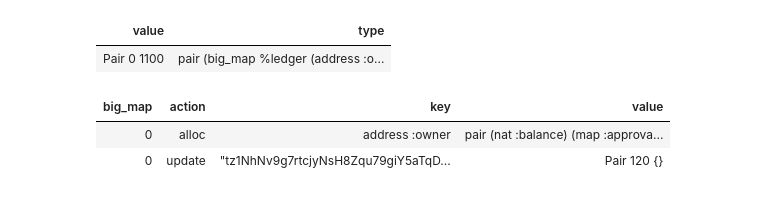
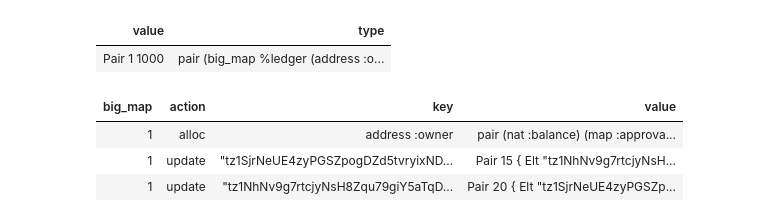
Before and after one commit to baking-bad/michelson-labs, a Jupyter notebook: notebooks/tutorials/FA1.2_token.ipynb, the cells around one changed output. Drawn from its saved outputs; the diff is of its cells as text; code cells hidden in the pictures.

```diff
--- a/notebooks/tutorials/FA1.2_token.ipynb
+++ b/notebooks/tutorials/FA1.2_token.ipynb
@@ -117,7 +117,12 @@ code {
                                                         ## if to address is not in ledger
                                                         ## new key/value pair is created with balance
                                                         DUG 2 ;
-                                                        DIP { PUSH (map address nat) {} ; SWAP ; PAIR ; SOME } ;
+                                                        SWAP ;
+                                                        PUSH (map address nat) {} ;
+                                                        SWAP ;
+                                                        PAIR ;
+                                                        SOME ;
+                                                        SWAP ;
                                                         UPDATE ;
                                                     } ;
                                                 ## updates allowance
@@ -212,8 +217,6 @@ code {
                                             DIG 2 ;
                                             PAIR ;
                                             SOME ;
-                                            SENDER ;
-                                            UPDATE ;
                                         }
                                         {
                                             ## if there is an approved amount
@@ -227,8 +230,6 @@ code {
                                                     DIG 2 ;
                                                     PAIR ;
                                                     SOME ;
-                                                    SENDER ;
-                                                    UPDATE ;
                                                 }
                                                 {
                                                     ## if approved amount is greater than zero
@@ -246,8 +247,6 @@ code {
                                                             DIG 2 ;
                                                             PAIR ;
                                                             SOME ;
-                                                            SENDER ;
-                                                            UPDATE ;
                                                         }
                                                         {
                                                             ## throws error
@@ -255,7 +254,9 @@ code {
                                                             FAILWITH ;
                                                         }
                                                 }
-                                        }
+                                        } ;
+                                        SENDER ;
+                                        UPDATE ;
                                 } ;
                                 PAIR ;
                         }
@@ -344,35 +345,36 @@ code {
                                     DIP { PUSH mutez 0 } ;
                                     TRANSFER_TOKENS ;
                                     NIL operation ;
                                     SWAP ;
                                     CONS ;
                                     PAIR
                                 }
                         }
                         {
                             ## %getTotalSupply branch
                             CDR ;
                             DIP { DUP ; CDR } ;
                             SWAP ;
                             DIP { PUSH mutez 0 } ;
                             TRANSFER_TOKENS ;
                             NIL operation ;
                             SWAP ;
                             CONS ;
                             PAIR
                         } ;
                 } ;
         } ;
 } ;
 
 RUN %default
-    (Left (Right (Right "tz1NhNv9g7rtcjyNsH8Zqu79giY5aTqDDrzB")))
+    (Left (Right (Left (Pair "tz1SjrNeUE4zyPGSZpogDZd5tvryixNDsD2v" 0))))
     (Pair
-        { Elt "tz1NhNv9g7rtcjyNsH8Zqu79giY5aTqDDrzB" (Pair 20 {}) }
+        { Elt "tz1SjrNeUE4zyPGSZpogDZd5tvryixNDsD2v" (Pair 15 { Elt "tz1NhNv9g7rtcjyNsH8Zqu79giY5aTqDDrzB" 15}) ; Elt "tz1NhNv9g7rtcjyNsH8Zqu79giY5aTqDDrzB" (Pair 20 { Elt "tz1SjrNeUE4zyPGSZpogDZd5tvryixNDsD2v" 10}) }
         1000);
 # %% [output]
 | value | type |
-| Pair 0 1100 | pair (big_map %ledger (address :o... |
+| Pair 1 1000 | pair (big_map %ledger (address :o... |
 | big_map | action | key | value |
-| 0 | alloc | address :owner | pair (nat :balance) (map :approva... |
-| 0 | update | "tz1NhNv9g7rtcjyNsH8Zqu79giY5aTqD... | Pair 120 {} |
+| 1 | alloc | address :owner | pair (nat :balance) (map :approva... |
+| 1 | update | "tz1SjrNeUE4zyPGSZpogDZd5tvryixND... | Pair 15 { Elt "tz1NhNv9g7rtcjyNsH... |
+| 1 | update | "tz1NhNv9g7rtcjyNsH8Zqu79giY5aTqD... | Pair 20 { Elt "tz1SjrNeUE4zyPGSZp... |
```
Also changed, not shown: parts of 3 cells of this notebook, 33 other files.
